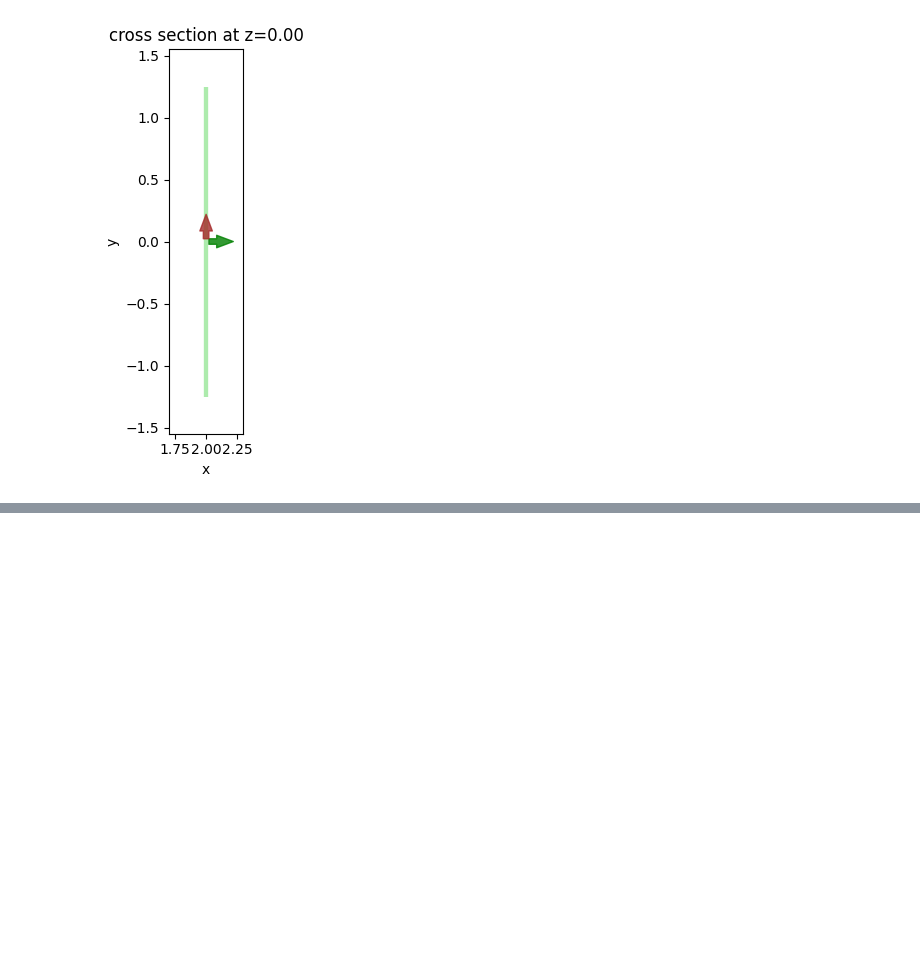
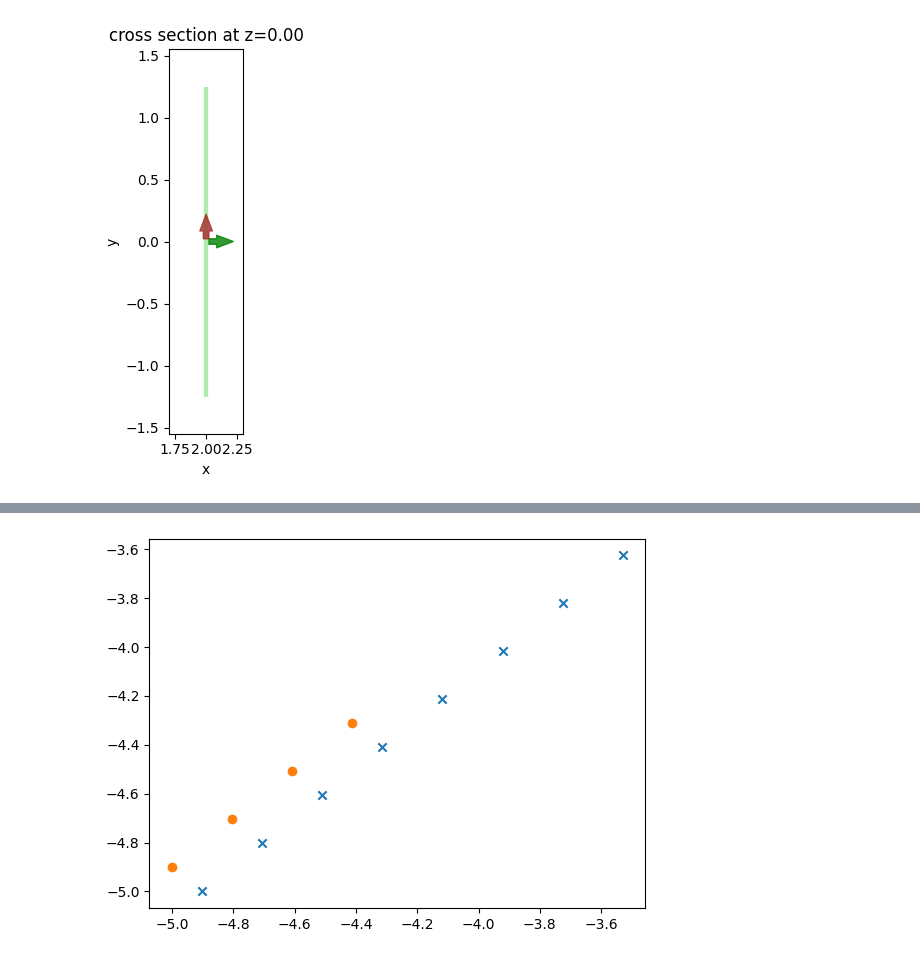
Before and after one commit to Dj1312/pepper, a Jupyter notebook: examples/gaussian.ipynb, the cells around one changed output, grey strips where cells are left out. Cells and saved outputs as stored; diff of their text form; code cells hidden in the pictures; blank space fills up the shorter version.

```diff
--- a/examples/gaussian.ipynb
+++ b/examples/gaussian.ipynb
@@ -78,0 +98,14 @@ sim.plot(z=0.01)
+# %%
+Ex_x = sim.grid.yee.E.x.x[0:8]
+Ex_y = sim.grid.yee.E.x.y[0:8]
+
+Ey_x = sim.grid.yee.E.y.x[0:4]
+Ey_y = sim.grid.yee.E.y.y[0:4]
+
+fig, ax = plt.subplots(1)
+ax.scatter(Ex_x, Ex_y, label=r'E_x', marker='x')
+ax.scatter(Ey_x, Ey_y, label=r'E_y', marker='o')
+
+plt.show()
+# %% [output]
+[figure, added]
```
Also changed, not shown: parts of 13 cells of this notebook, 2 other files.
